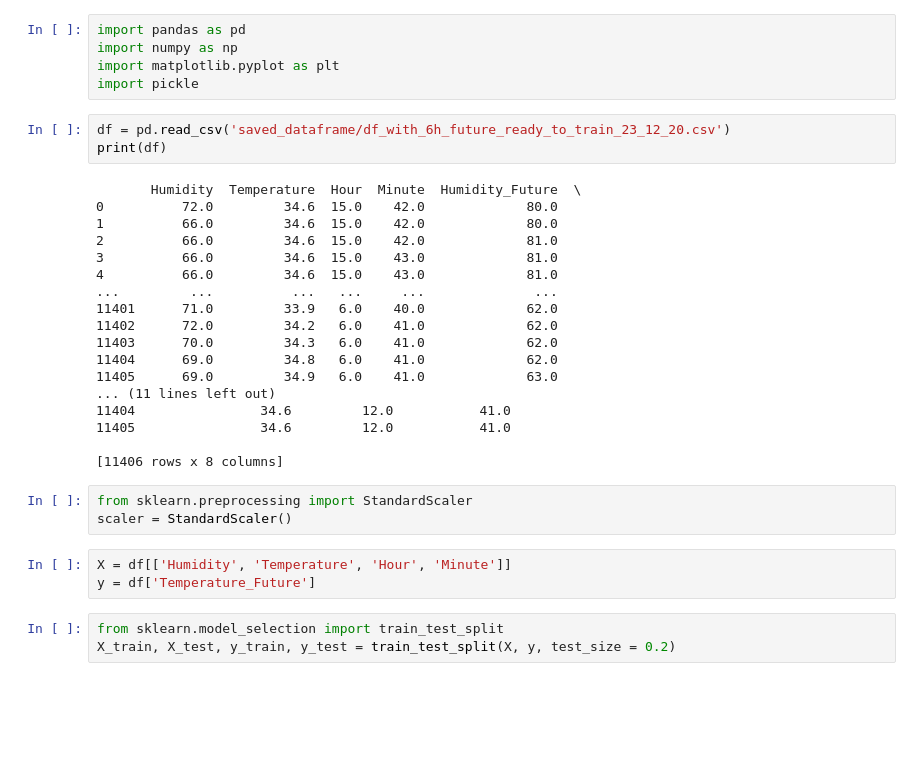
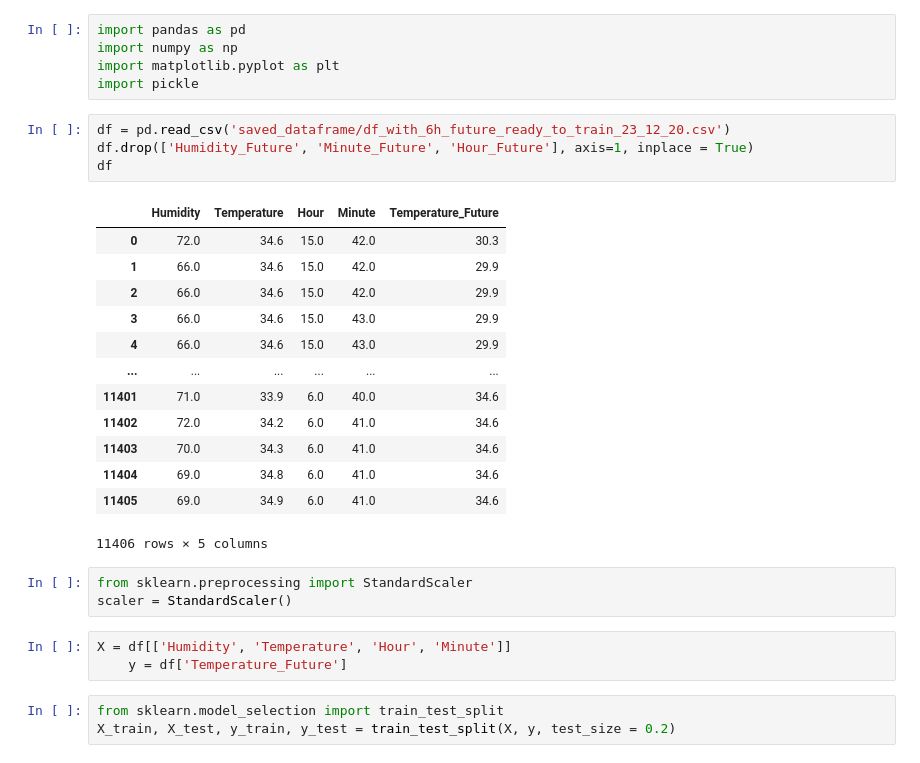
Before and after one commit to hqhoangvuong/MachineLearning_FinalProject, a Jupyter notebook: Train_6h.ipynb, the cells around one changed output. Saved outputs shown, nothing was run; the diff lists cells and outputs as text; blank space fills up the shorter version.

```diff
--- a/Train_6h.ipynb
+++ b/Train_6h.ipynb
@@ -5,31 +5,28 @@ import matplotlib.pyplot as plt
 import pickle
 # %%
 df = pd.read_csv('saved_dataframe/df_with_6h_future_ready_to_train_23_12_20.csv')
-print(df)
+df.drop(['Humidity_Future', 'Minute_Future', 'Hour_Future'], axis=1, inplace = True)
+df
 # %% [output]
+|  | Humidity | Temperature | Hour | Minute | Temperature_Future |
+| 0 | 72.0 | 34.6 | 15.0 | 42.0 | 30.3 |
+| 1 | 66.0 | 34.6 | 15.0 | 42.0 | 29.9 |
+| 2 | 66.0 | 34.6 | 15.0 | 42.0 | 29.9 |
+| 3 | 66.0 | 34.6 | 15.0 | 43.0 | 29.9 |
+| 4 | 66.0 | 34.6 | 15.0 | 43.0 | 29.9 |
+| ... | ... | ... | ... | ... | ... |
+| 11401 | 71.0 | 33.9 | 6.0 | 40.0 | 34.6 |
+| 11402 | 72.0 | 34.2 | 6.0 | 41.0 | 34.6 |
+| 11403 | 70.0 | 34.3 | 6.0 | 41.0 | 34.6 |
+| 11404 | 69.0 | 34.8 | 6.0 | 41.0 | 34.6 |
+| 11405 | 69.0 | 34.9 | 6.0 | 41.0 | 34.6 |
-       Humidity  Temperature  Hour  Minute  Humidity_Future  \
-0          72.0         34.6  15.0    42.0             80.0
-1          66.0         34.6  15.0    42.0             80.0
-2          66.0         34.6  15.0    42.0             81.0
-3          66.0         34.6  15.0    43.0             81.0
-4          66.0         34.6  15.0    43.0             81.0
-...         ...          ...   ...     ...              ...
-11401      71.0         33.9   6.0    40.0             62.0
-11402      72.0         34.2   6.0    41.0             62.0
-11403      70.0         34.3   6.0    41.0             62.0
-11404      69.0         34.8   6.0    41.0             62.0
-11405      69.0         34.9   6.0    41.0             63.0
-... (11 lines left out)
-11404                34.6         12.0           41.0
-11405                34.6         12.0           41.0
-
-[11406 rows x 8 columns]
+11406 rows × 5 columns
 # %%
 from sklearn.preprocessing import StandardScaler
 scaler = StandardScaler()
 # %%
 X = df[['Humidity', 'Temperature', 'Hour', 'Minute']]
-y = df['Temperature_Future']
+    y = df['Temperature_Future']
 # %%
 from sklearn.model_selection import train_test_split
 X_train, X_test, y_train, y_test = train_test_split(X, y, test_size = 0.2)
```
Also changed, not shown: parts of 26 cells of this notebook, 8 other files.
